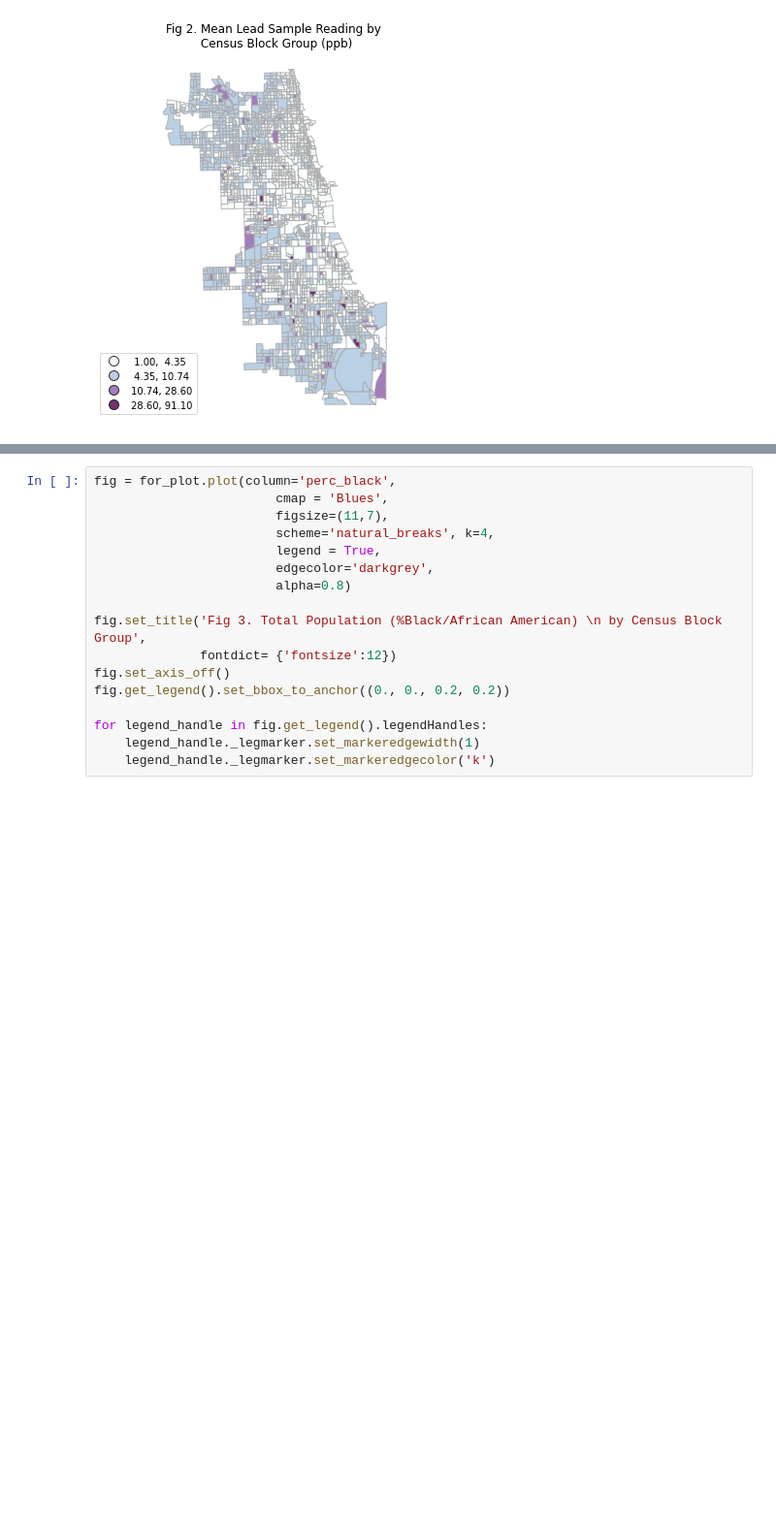
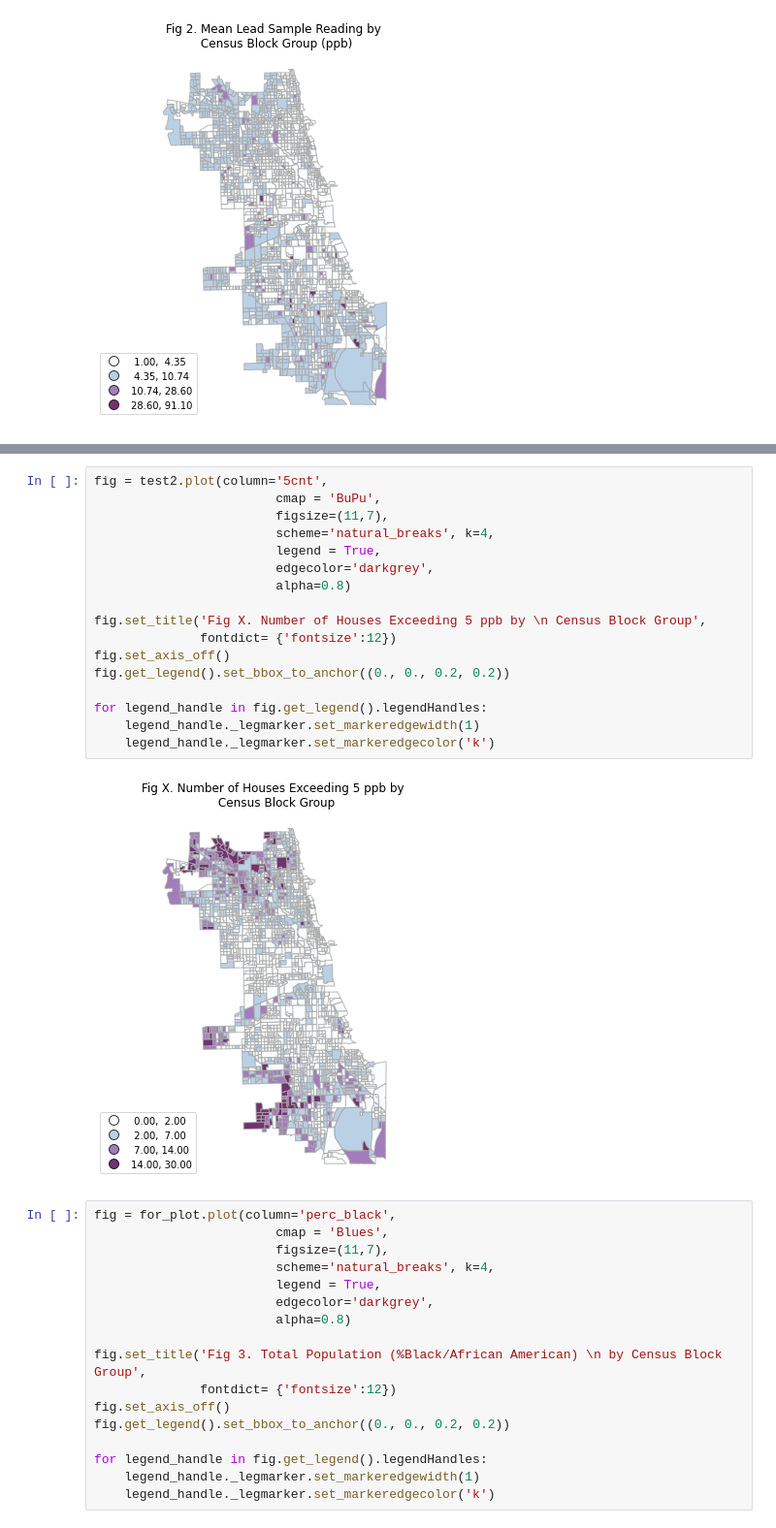
Before and after one commit to vbalza/chicago_water_lead, a Jupyter notebook: Preliminary Data Analysis.ipynb, the cells around one changed output, grey strips where cells are left out. Shown at 97% size. Saved outputs shown, nothing was run; the diff lists cells and outputs as text; blank space fills up the shorter version.

```diff
--- a/Preliminary Data Analysis.ipynb
+++ b/Preliminary Data Analysis.ipynb
@@ -109,3 +134,22 @@ for legend_handle in fig.get_legend().legendHandles:
+# %%
+fig = test2.plot(column='5cnt',
+                        cmap = 'BuPu',
+                        figsize=(11,7),
+                        scheme='natural_breaks', k=4,
+                        legend = True,
+                        edgecolor='darkgrey',
+                        alpha=0.8)
+
+fig.set_title('Fig X. Number of Houses Exceeding 5 ppb by \n Census Block Group',
+              fontdict= {'fontsize':12})
+fig.set_axis_off()
+fig.get_legend().set_bbox_to_anchor((0., 0., 0.2, 0.2))
+
+for legend_handle in fig.get_legend().legendHandles:
+    legend_handle._legmarker.set_markeredgewidth(1)
+    legend_handle._legmarker.set_markeredgecolor('k')
+# %% [output]
+[figure, added]
 # %%
 fig = for_plot.plot(column='perc_black',
                         cmap = 'Blues',
```
Also changed, not shown: parts of 7 cells of this notebook.
